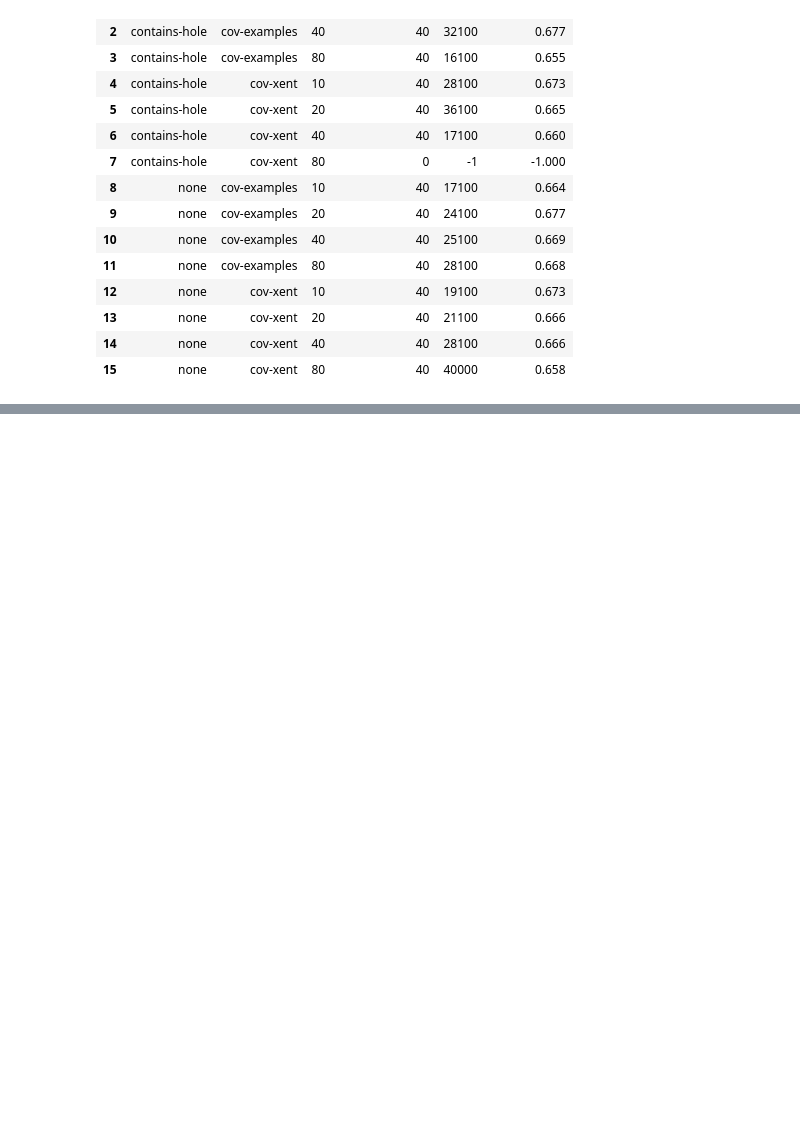
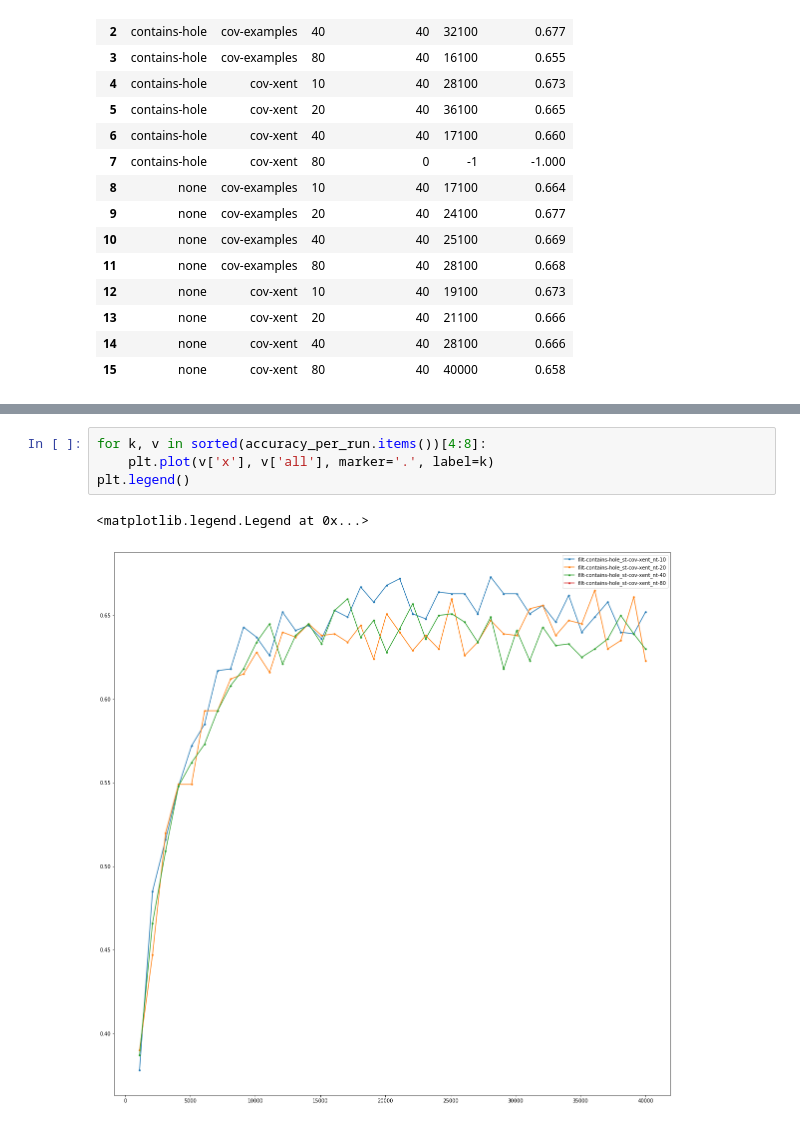
Before and after one commit to rshin/seq2struct, a Jupyter notebook: notebooks/django_idioms_multilabel_20190425.ipynb, the cells around one changed output, grey strips where cells are left out. Drawn from its saved outputs; the diff is of its cells as text; blank space fills up the shorter version.

```diff
--- a/notebooks/django_idioms_multilabel_20190425.ipynb
+++ b/notebooks/django_idioms_multilabel_20190425.ipynb
@@ -93,0 +100,7 @@ NameError: name 'plt' is not defined
+# %%
+for k, v in sorted(accuracy_per_run.items())[4:8]:
+    plt.plot(v['x'], v['all'], marker='.', label=k)
+plt.legend()
+# %% [output]
+<matplotlib.legend.Legend at 0x...>
+[figure, added]
```
Also changed, not shown: parts of 5 cells of this notebook.
